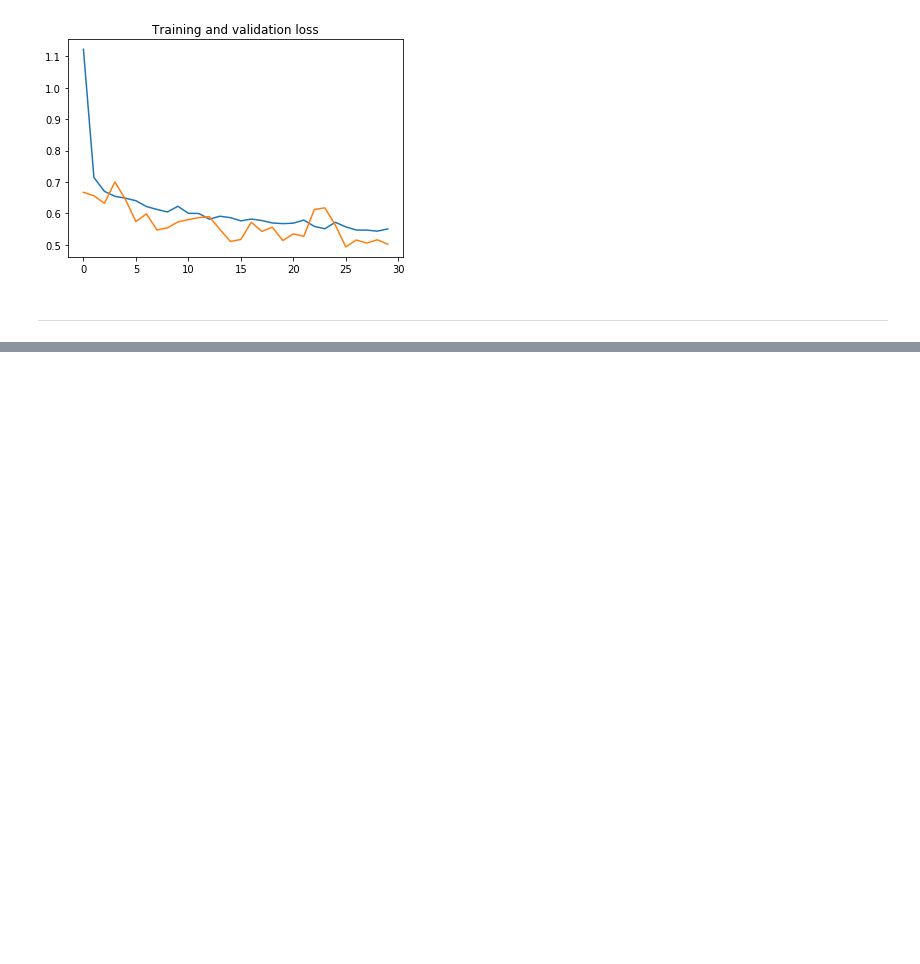
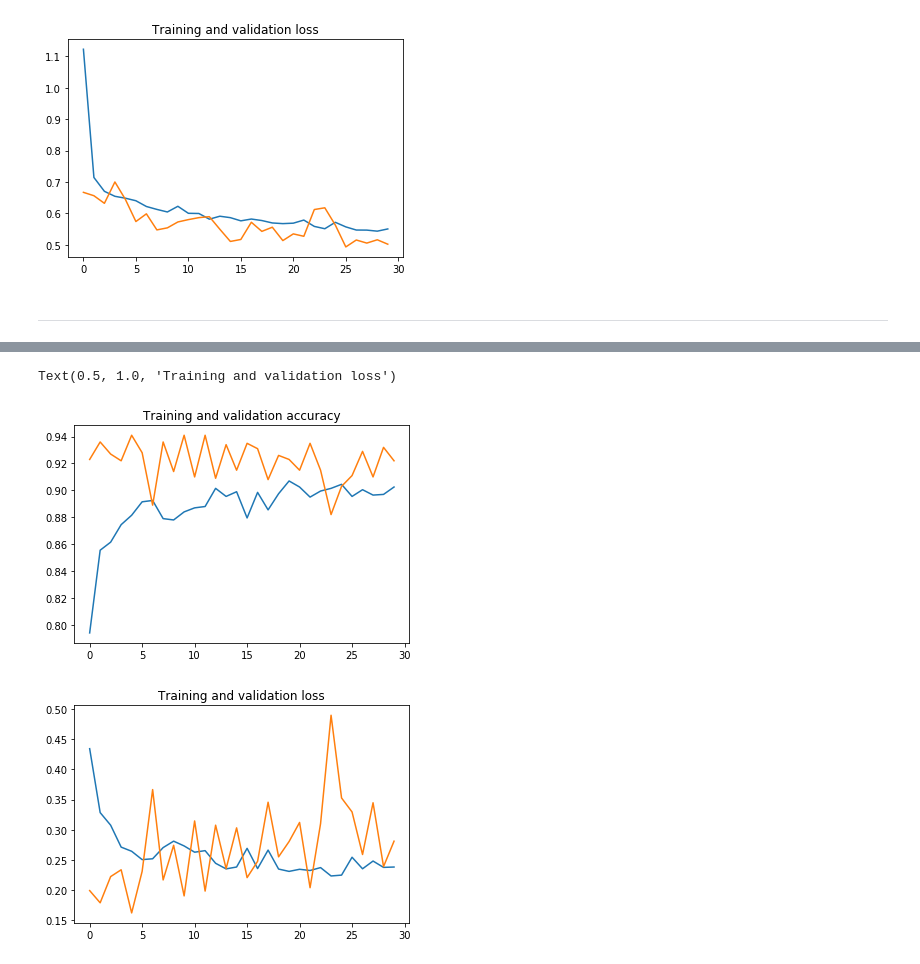
Before and after one commit to DavorJordacevic/TensorFlow-Keras-Neural-Networks, a Jupyter notebook: TensorFlow_Cat_vs_Dog.ipynb, the cells around one changed output, grey strips where cells are left out. Saved outputs shown, nothing was run; the diff lists cells and outputs as text; code cells hidden in the pictures; blank space fills up the shorter version.

```diff
--- a/TensorFlow_Cat_vs_Dog.ipynb
+++ b/TensorFlow_Cat_vs_Dog.ipynb
@@ -333,0 +368,6 @@ Text(0.5, 1.0, 'Training and validation loss')
+# %%
+base_model.trainable = False
+# %%
+model = Sequential([base_model,
+                    GlobalAveragePooling2D(),
+                    Dense(1, activation='sigmoid')])
@@ -333,0 +391,12 @@ Text(0.5, 1.0, 'Training and validation loss')
+# %%
+model.compile(loss='binary_crossentropy',
+              optimizer=RMSprop(lr=0.001),
+              metrics=['acc'])
+# %%
+history = model.fit_generator(
+      train_generator,
+      steps_per_epoch=100,  # 2000 slika = batch_size * steps
+      epochs=30,
+      validation_data=validation_generator,
+      validation_steps=50,  # 1000 slika = batch_size * steps
+      verbose=2)
@@ -333,0 +421,22 @@ Text(0.5, 1.0, 'Training and validation loss')
+# %%
+accuracy = history.history['acc']
+val_accuracy = history.history['val_acc']
+
+loss = history.history['loss']
+val_loss = history.history['val_loss']
+
+epochs = range(len(accuracy))
+
+plt.plot(epochs, accuracy)
+plt.plot(epochs, val_accuracy)
+plt.title('Training and validation accuracy')
+
+plt.figure()
+
+plt.plot(epochs, loss)
+plt.plot(epochs, val_loss)
+plt.title('Training and validation loss')
+# %% [output]
+Text(0.5, 1.0, 'Training and validation loss')
+[figure, added]
+[figure, added]
```
Also changed, not shown: parts of 7 cells of this notebook.
